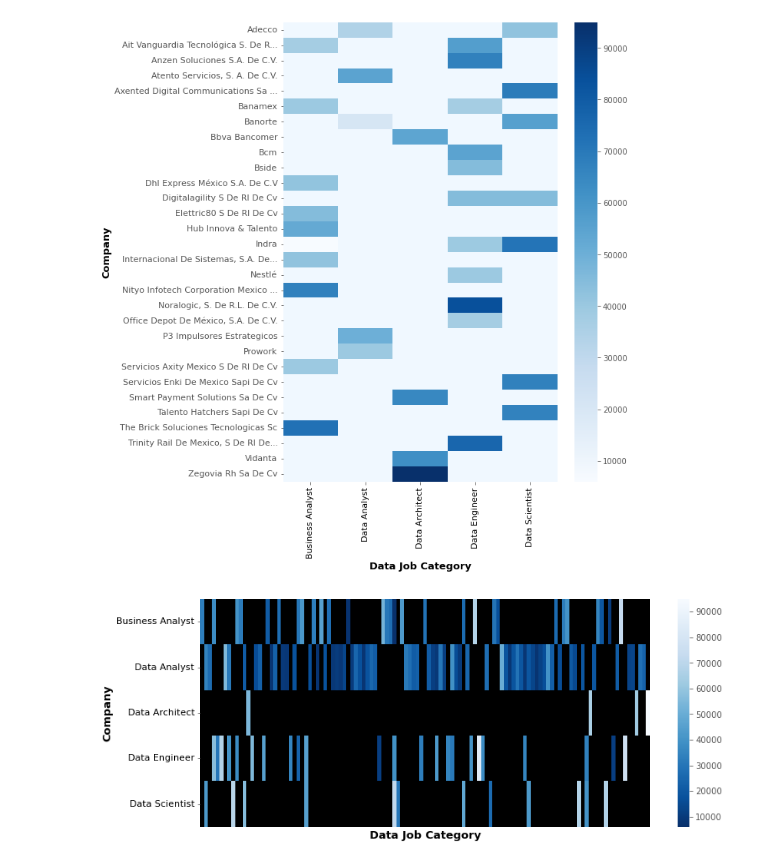
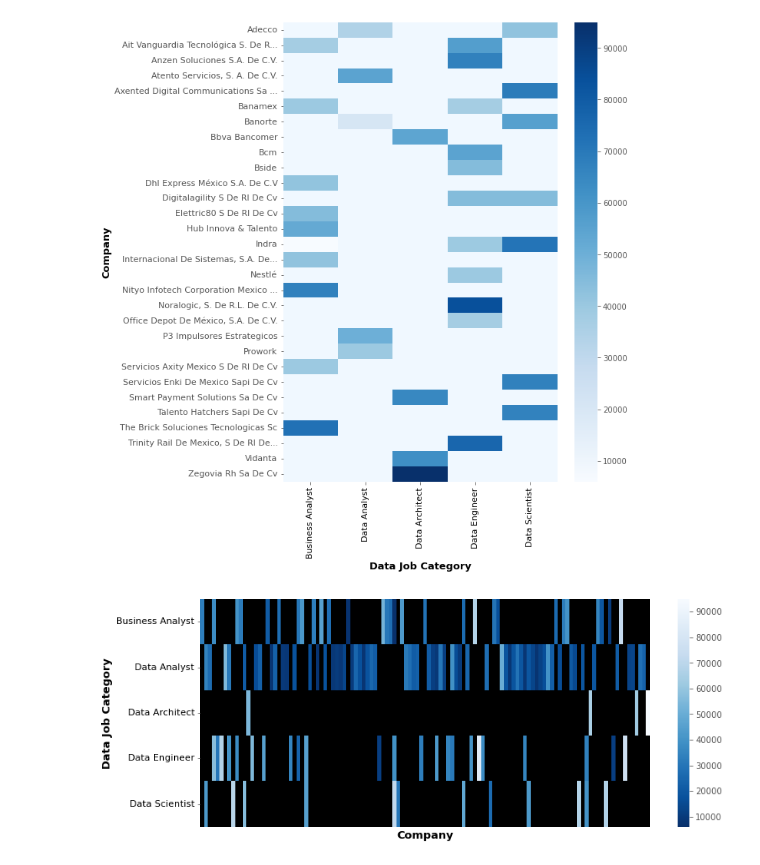
Before and after one commit to DanielEduardoLopez/DataJobsMX2022, a Jupyter notebook: 3-DataAnalysisViz.ipynb, the cells around one changed output. Saved outputs shown, nothing was run; the diff lists cells and outputs as text; code cells hidden in the pictures.

```diff
--- a/3-DataAnalysisViz.ipynb
+++ b/3-DataAnalysisViz.ipynb
@@ -676,14 +700,14 @@ plt.show()
 # %%
 plt.figure(figsize = (12,5))
 hm = sns.heatmap(data = company_salary.drop(columns = 'Total Average').transpose(),
                 cmap = 'Blues_r',
                 mask = (company_salary.drop(columns = 'Total Average').transpose() == 0))
 hm.set_facecolor('black')
 # ax.yaxis.set_major_formatter(mpl.ticker.StrMethodFormatter('${x:,.0f}'))
 plt.xticks([])
 plt.yticks(fontsize = 11, color = 'black')
-plt.xlabel('Data Job Category', weight = 'bold', fontsize = 13, color = 'black')
-plt.ylabel('Company', weight = 'bold', fontsize = 13, color = 'black')
+plt.xlabel('Company', weight = 'bold', fontsize = 13, color = 'black')
+plt.ylabel('Data Job Category', weight = 'bold', fontsize = 13, color = 'black')
 plt.show()
 # %% [output]
-[figure, old version]
+[figure, new version]
```
Also changed, not shown: parts of 4 cells of this notebook.
